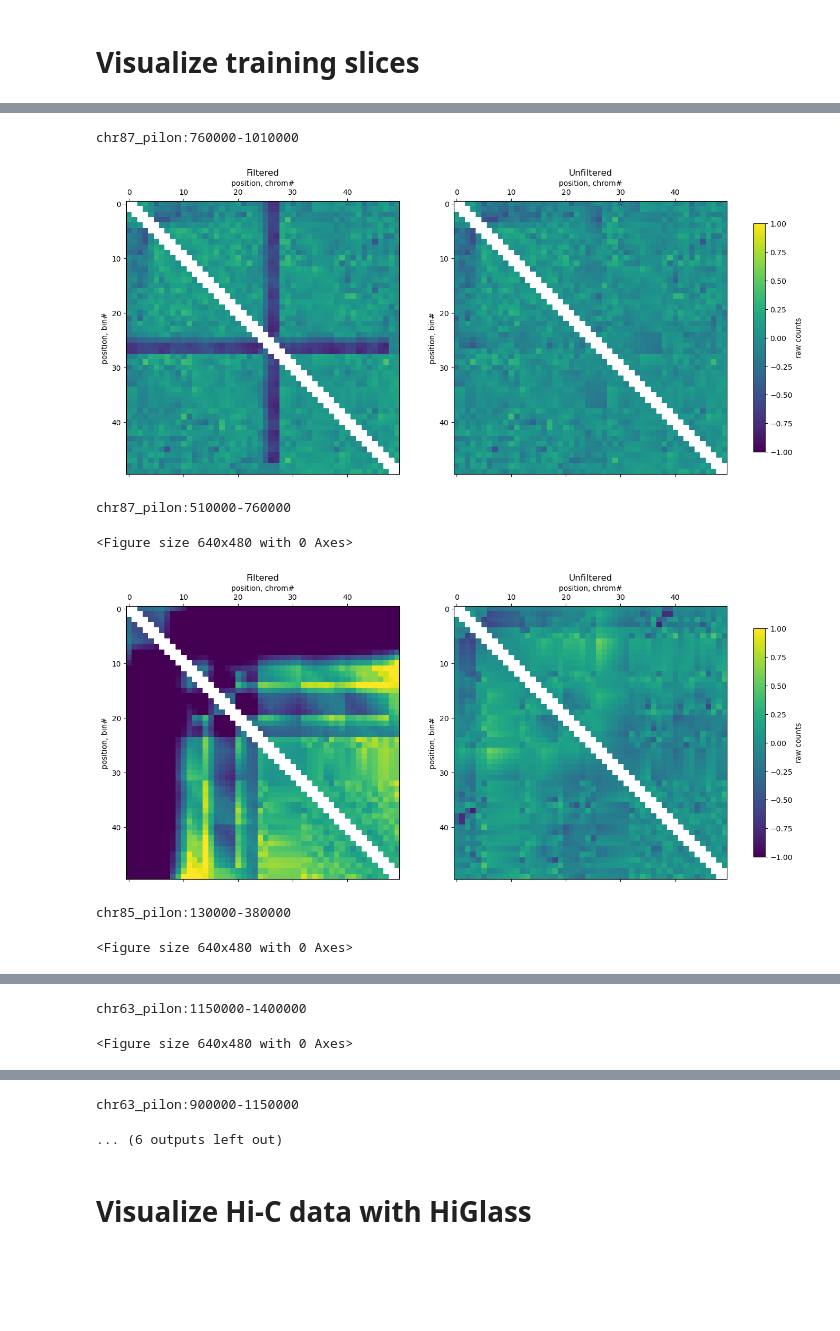
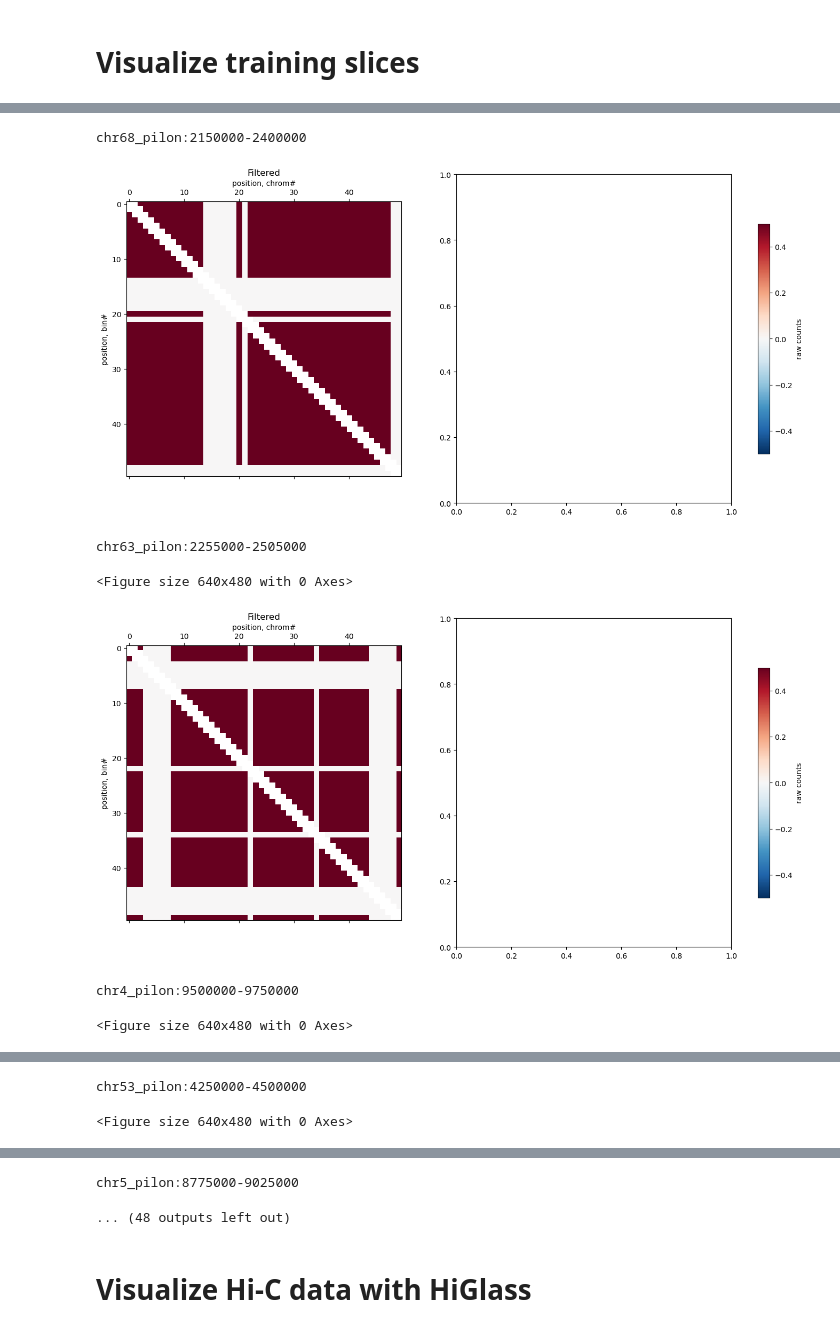
Before and after one commit to Yaoyx/Akita_dinoflagellate, a Jupyter notebook: visualization.ipynb, the cells around one changed output, grey strips where cells are left out. Saved outputs shown, nothing was run; the diff lists cells and outputs as text; code cells hidden in the pictures; blank space fills up the shorter version.

```diff
--- a/visualization.ipynb
+++ b/visualization.ipynb
@@ -79,12 +79,18 @@ f.set_size_inches(16, 8)
 # %% [markdown]
 # Visualize training slices
 # %%
-from basenji import dataset
+# from basenji import dataset
+import sys
+sys.path.append('/home1/yxiao977/labwork/train_akita/')
+from masked_akita.basenji import dataset
+
 import json
 import matplotlib.colors as mcolors
+import pandas as pd
+from matplotlib import pyplot as plt
 
 ### names of targets ###
-data_dir =   '/home1/yxiao977/sc1/train_akita/data/4m_filtered/'
+data_dir =   '/home1/yxiao977/sc1/akita_dinoflagellate/real_data/1m/'
 
 hic_targets = pd.read_csv(data_dir+'/targets.txt',sep='\t')
 hic_file_dict_num = dict(zip(hic_targets['index'].values, hic_targets['file'].values) )
@@ -105,4 +111,4 @@ sequences = pd.read_csv(data_dir+'sequences.bed', sep='\t', names=['chr','start'
 sequences_train = sequences.iloc[sequences['type'].values=='train']
 sequences_train.reset_index(inplace=True, drop=True)
 train_data = dataset.SeqDataset(data_dir, 'train', batch_size=8)
-train_inputs, train_targets = train_data.numpy()
+train_inputs, train_targets, train_masks = train_data.numpy()
@@ -142,3 +153,5 @@ train_indices = [v[0] for v in train_indices[1:]]
+# %%
+train_indices=list(range(20))
 # %%
 from cooltools.lib.numutils import set_diag
 # Visualize train slices
@@ -148,50 +161,50 @@ from cooltools.lib.numutils import set_diag
 target_index = 0 # HFF
 
 for train_index in train_indices:
 
     chrm, seq_start, seq_end = sequences_train.iloc[train_index][0:3]
     myseq_str = chrm+':'+str(seq_start)+'-'+str(seq_end)
     print(' ')
     print(myseq_str)
 
     train_target = train_targets[train_index:train_index+1,:,:]
 
     target_index = 0
     target_length1_cropped = 50
     hic_diag = 2
-    vmin=-1
-    vmax=1
+    vmin=-0.5
+    vmax=0.5
 
     f, axs = plt.subplots(1, 2)
     # plot filtered
     mat = from_upper_triu(train_target[:,:,target_index], target_length1_cropped, hic_diags)
-    im = axs[0].matshow(mat, vmax=vmax, vmin=vmin)
+    im = axs[0].matshow(mat, vmax=vmax, vmin=vmin, cmap='RdBu_r')
     axs[0].set(xlabel='position, chrom#', ylabel='position, bin#')
     axs[0].xaxis.set_label_position('top')
     axs[0].title.set_text('Filtered')
 
-    # plot original
-    origi_index = np.where( (sequences2['chr'].values== chrm) *
-                         (sequences2['start'].values== int(seq_start))*
-                         (sequences2['stop'].values==  int(seq_end)))[0][0]
-    train_target2 = train_targets2[origi_index:origi_index+1,:,:]
-    mat = from_upper_triu(train_target2[:,:,target_index], target_length1_cropped, hic_diags)
-    im = axs[1].matshow(mat, vmax=vmax, vmin=vmin)
-    axs[1].set(xlabel='position, chrom#', ylabel='position, bin#')
-    axs[1].xaxis.set_label_position('top')
-    axs[1].title.set_text('Unfiltered')
+    # # plot original
+    # origi_index = np.where( (sequences2['chr'].values== chrm) *
+    #                      (sequences2['start'].values== int(seq_start))*
+    #                      (sequences2['stop'].values==  int(seq_end)))[0][0]
+    # train_target2 = train_targets2[origi_index:origi_index+1,:,:]
+    # mat = from_upper_triu(train_target2[:,:,target_index], target_length1_cropped, hic_diags)
+    # im = axs[1].matshow(mat, vmax=vmax, vmin=vmin)
+    # axs[1].set(xlabel='position, chrom#', ylabel='position, bin#')
+    # axs[1].xaxis.set_label_position('top')
+    # axs[1].title.set_text('Unfiltered')
 
     f.colorbar(im, fraction=0.046, pad=0.04, label='raw counts', ax=axs, shrink=0.7)
     f.set_size_inches(16, 8)
 
     # f.savefig(f'/home1/yxiao977/sc1/train_akita/data/fil_vs_unfil_plots/{myseq_str}.png')
     plt.show()
     plt.clf()
 # %% [output]
-chr87_pilon:760000-1010000
+chr68_pilon:2150000-2400000
-[figure, old version]
+[figure, new version]
-chr87_pilon:510000-760000
+chr63_pilon:2255000-2505000
 <Figure size 640x480 with 0 Axes>
-[figure, old version]
+[figure, new version]
-chr85_pilon:130000-380000
+chr4_pilon:9500000-9750000
 <Figure size 640x480 with 0 Axes>
@@ -199,2 +212,2 @@ chr85_pilon:130000-380000
-chr63_pilon:1150000-1400000
+chr53_pilon:4250000-4500000
 <Figure size 640x480 with 0 Axes>
@@ -202,5 +215,5 @@ chr63_pilon:1150000-1400000
-chr63_pilon:900000-1150000
+chr5_pilon:8775000-9025000
-... (6 outputs left out)
+... (48 outputs left out)
 # %% [markdown]
 # Visualize Hi-C data with HiGlass
 # %%
```
Also changed, not shown: parts of 7 cells of this notebook, 46 other files.
